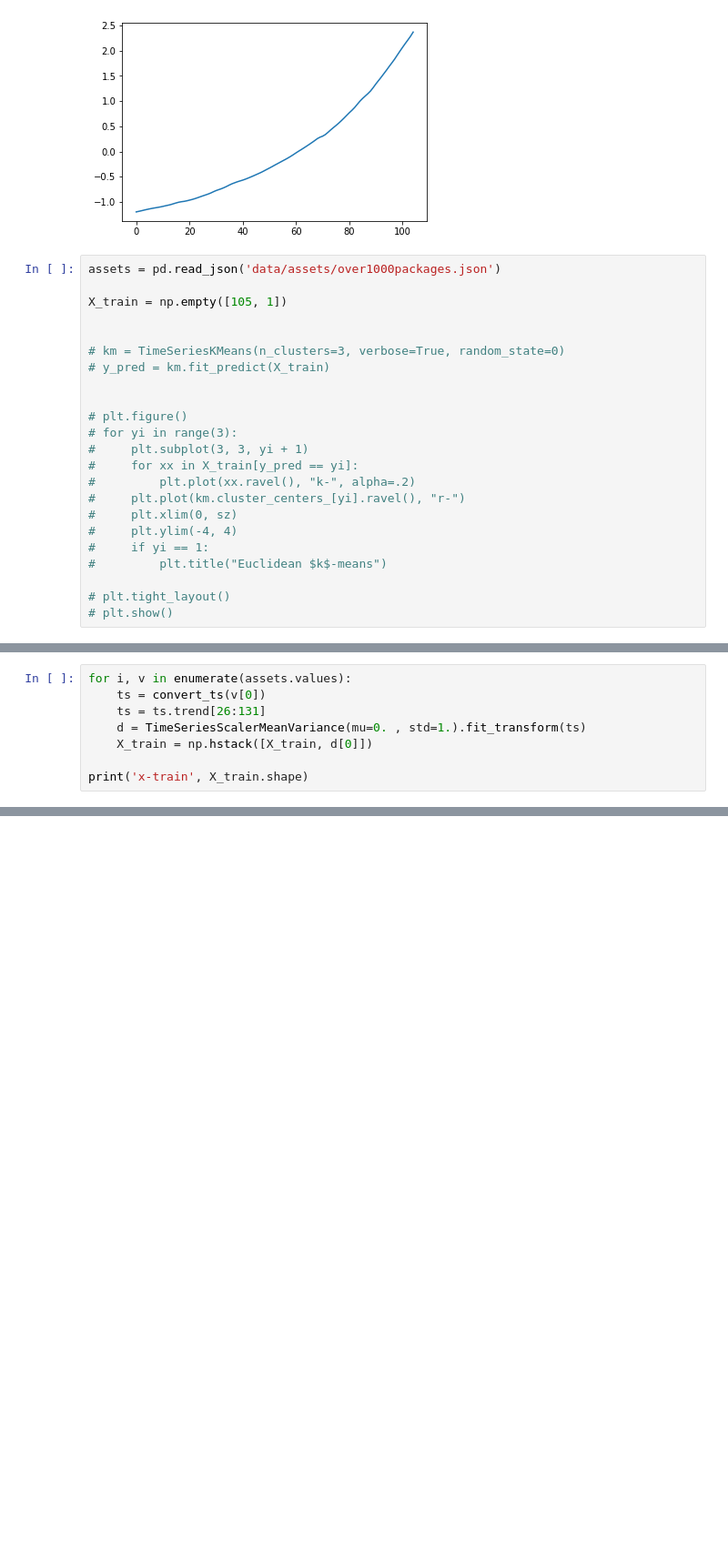
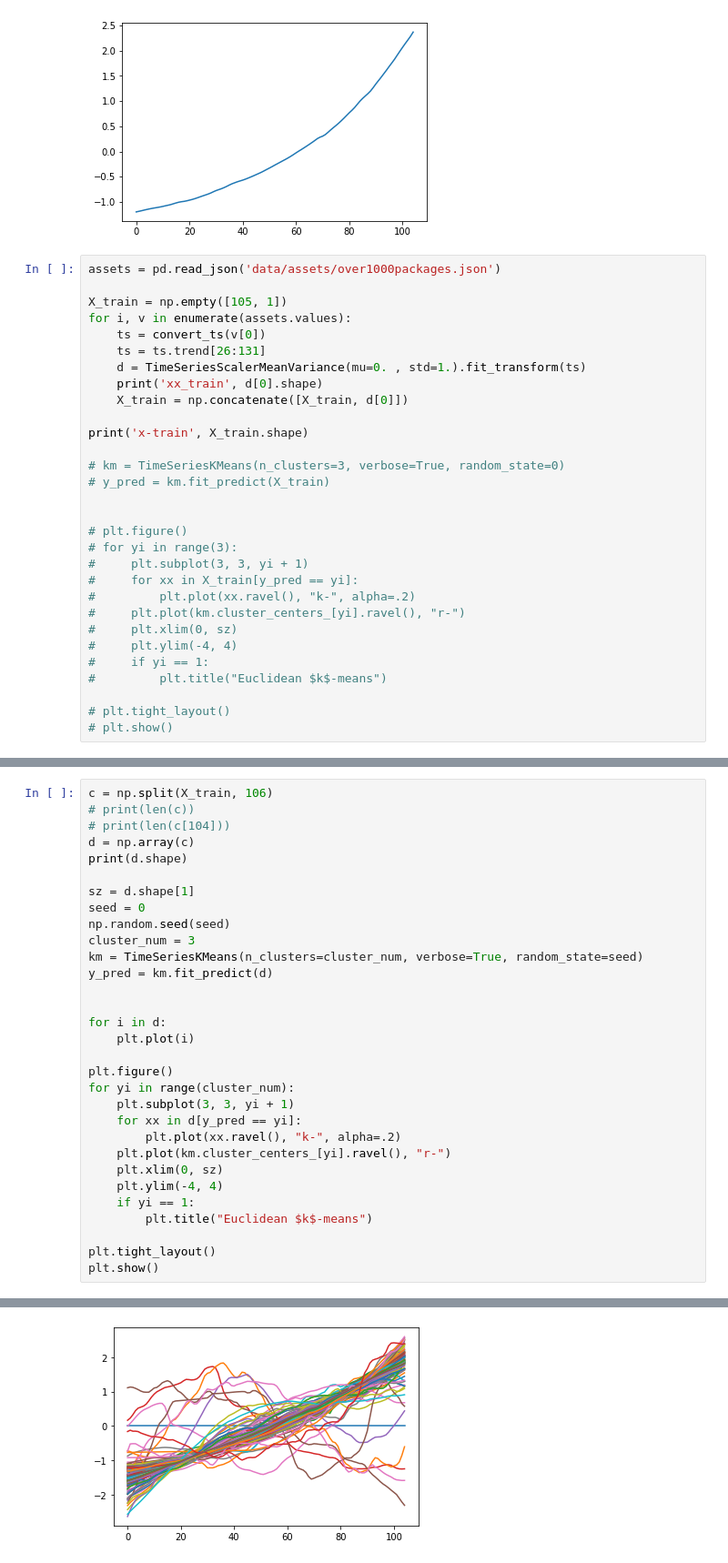
Before and after one commit to takewell/mikirigi, a Jupyter notebook: note/k_means.ipynb, the cells around one changed output, grey strips where cells are left out. Shown at 91% size. Saved outputs shown, nothing was run; the diff lists cells and outputs as text; blank space fills up the shorter version.

```diff
--- a/note/k_means.ipynb
+++ b/note/k_means.ipynb
@@ -48,7 +48,14 @@ plt.plot(d[0])
 assets = pd.read_json('data/assets/over1000packages.json')
 
 X_train = np.empty([105, 1])
+for i, v in enumerate(assets.values):
+    ts = convert_ts(v[0])
+    ts = ts.trend[26:131]
+    d = TimeSeriesScalerMeanVariance(mu=0. , std=1.).fit_transform(ts)
+    print('xx_train', d[0].shape)
+    X_train = np.concatenate([X_train, d[0]])
 
+print('x-train', X_train.shape)
 
 # km = TimeSeriesKMeans(n_clusters=3, verbose=True, random_state=0)
 # y_pred = km.fit_predict(X_train)
@@ -72,8 +95,32 @@ x-train (105, 106)
-# %%
-for i, v in enumerate(assets.values):
-    ts = convert_ts(v[0])
-    ts = ts.trend[26:131]
-    d = TimeSeriesScalerMeanVariance(mu=0. , std=1.).fit_transform(ts)
-    X_train = np.hstack([X_train, d[0]])
-
-print('x-train', X_train.shape)
+# %%
+c = np.split(X_train, 106)
+# print(len(c))
+# print(len(c[104]))
+d = np.array(c)
+print(d.shape)
+
+sz = d.shape[1]
+seed = 0
+np.random.seed(seed)
+cluster_num = 3
+km = TimeSeriesKMeans(n_clusters=cluster_num, verbose=True, random_state=seed)
+y_pred = km.fit_predict(d)
+
+
+for i in d:
+    plt.plot(i)
+
+plt.figure()
+for yi in range(cluster_num):
+    plt.subplot(3, 3, yi + 1)
+    for xx in d[y_pred == yi]:
+        plt.plot(xx.ravel(), "k-", alpha=.2)
+    plt.plot(km.cluster_centers_[yi].ravel(), "r-")
+    plt.xlim(0, sz)
+    plt.ylim(-4, 4)
+    if yi == 1:
+        plt.title("Euclidean $k$-means")
+
+plt.tight_layout()
+plt.show()
+# %% [output]
@@ -79,0 +129 @@ print('x-train', X_train.shape)
+[figure, added]
```
Also changed, not shown: parts of 3 cells of this notebook.
